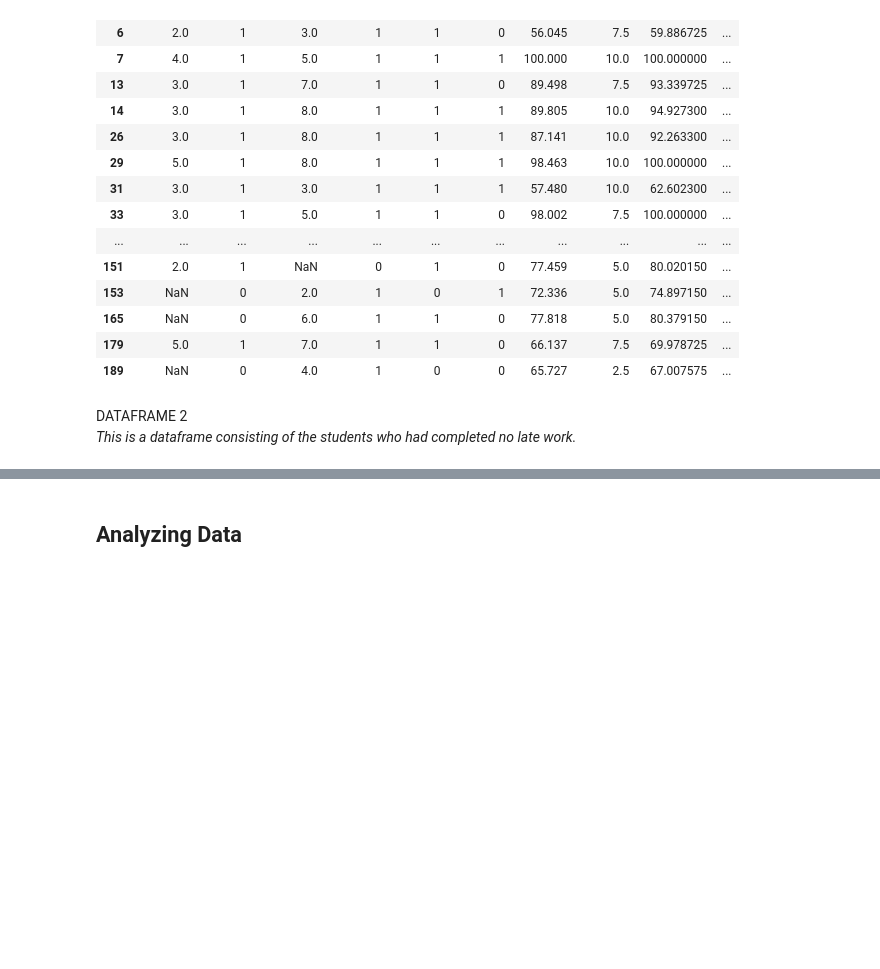
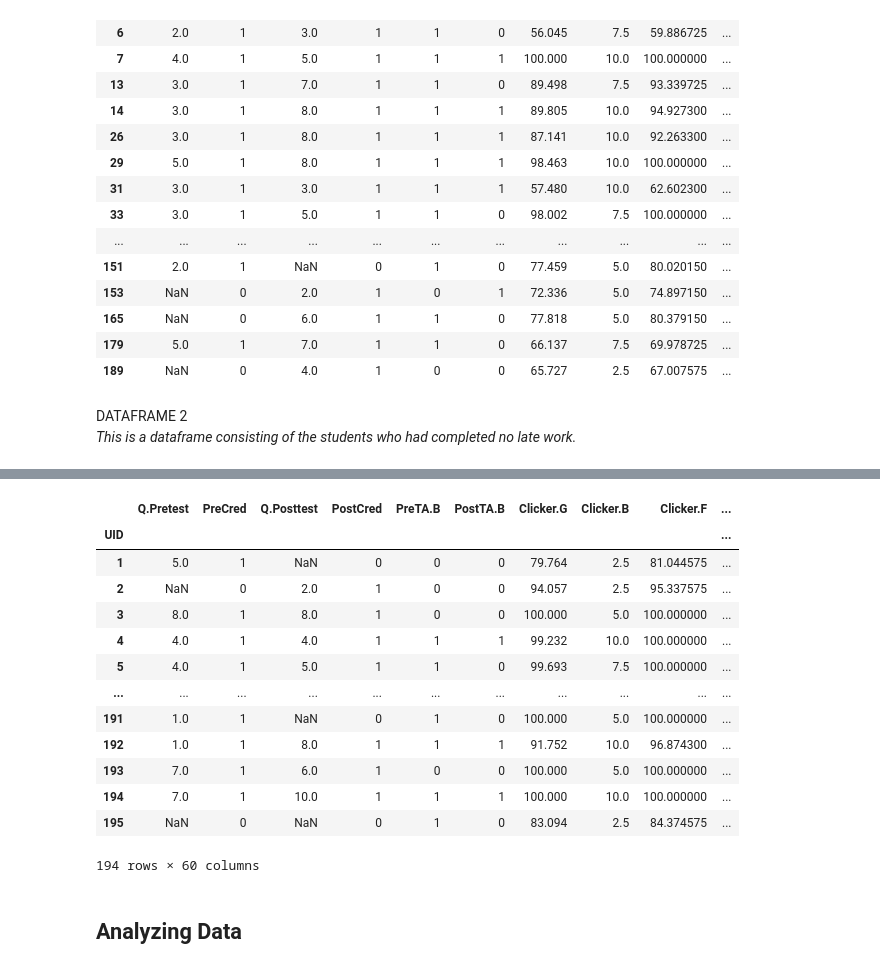
Before and after one commit to coSaari/ExplorationFinalProject, a Jupyter notebook: FinalProject-VisUpdate.ipynb, the cells around one changed output, grey strips where cells are left out. Saved outputs shown, nothing was run; the diff lists cells and outputs as text; code cells hidden in the pictures; blank space fills up the shorter version.

```diff
--- a/FinalProject-VisUpdate.ipynb
+++ b/FinalProject-VisUpdate.ipynb
@@ -91,6 +91,9 @@ for feature in df.columns:
 # clean it up a bit more
 dfLate.sort_index(inplace=True)
 dfLate.drop_duplicates(inplace=True)
+# %%
+# add a column that tells you the type
+dfLate['Type'] = 1
 # %%
 dfLate
 # %% [output]
@@ -135,6 +138,9 @@ dfNoLate = dfNoLate[(dfNoLate["Q.Hwk1.L"] == 0.0) & (dfNoLate["Q.Hwk2.L"] == 0.0
 # clean it up a bit more
 dfNoLate.sort_index(inplace=True)
 dfNoLate.drop_duplicates(inplace=True)
+# %%
+# add a column that tells you the type
+dfNoLate['Type'] = 0
 # %%
 dfNoLate
 # %% [output]
@@ -154,0 +164,2 @@ dfNoLate
+# %%
+df['Type'] = np.nan
@@ -155,3 +181,20 @@ dfNoLate
+# %%
+df
+# %% [output]
+|  | Q.Pretest | PreCred | Q.Posttest | PostCred | PreTA.B | PostTA.B | Clicker.G | Clicker.B | Clicker.F | ... |
+| UID |  |  |  |  |  |  |  |  |  | ... |
+| 1 | 5.0 | 1 | NaN | 0 | 0 | 0 | 79.764 | 2.5 | 81.044575 | ... |
+| 2 | NaN | 0 | 2.0 | 1 | 0 | 0 | 94.057 | 2.5 | 95.337575 | ... |
+| 3 | 8.0 | 1 | 8.0 | 1 | 0 | 0 | 100.000 | 5.0 | 100.000000 | ... |
+| 4 | 4.0 | 1 | 4.0 | 1 | 1 | 1 | 99.232 | 10.0 | 100.000000 | ... |
+| 5 | 4.0 | 1 | 5.0 | 1 | 1 | 0 | 99.693 | 7.5 | 100.000000 | ... |
+| ... | ... | ... | ... | ... | ... | ... | ... | ... | ... | ... |
+| 191 | 1.0 | 1 | NaN | 0 | 1 | 0 | 100.000 | 5.0 | 100.000000 | ... |
+| 192 | 1.0 | 1 | 8.0 | 1 | 1 | 1 | 91.752 | 10.0 | 96.874300 | ... |
+| 193 | 7.0 | 1 | 6.0 | 1 | 0 | 0 | 100.000 | 5.0 | 100.000000 | ... |
+| 194 | 7.0 | 1 | 10.0 | 1 | 1 | 1 | 100.000 | 10.0 | 100.000000 | ... |
+| 195 | NaN | 0 | NaN | 0 | 1 | 0 | 83.094 | 2.5 | 84.374575 | ... |
+194 rows × 60 columns
 # %% [markdown]
 ## Analyzing Data
 # %% [markdown]
```
Also changed, not shown: parts of 15 cells of this notebook.
